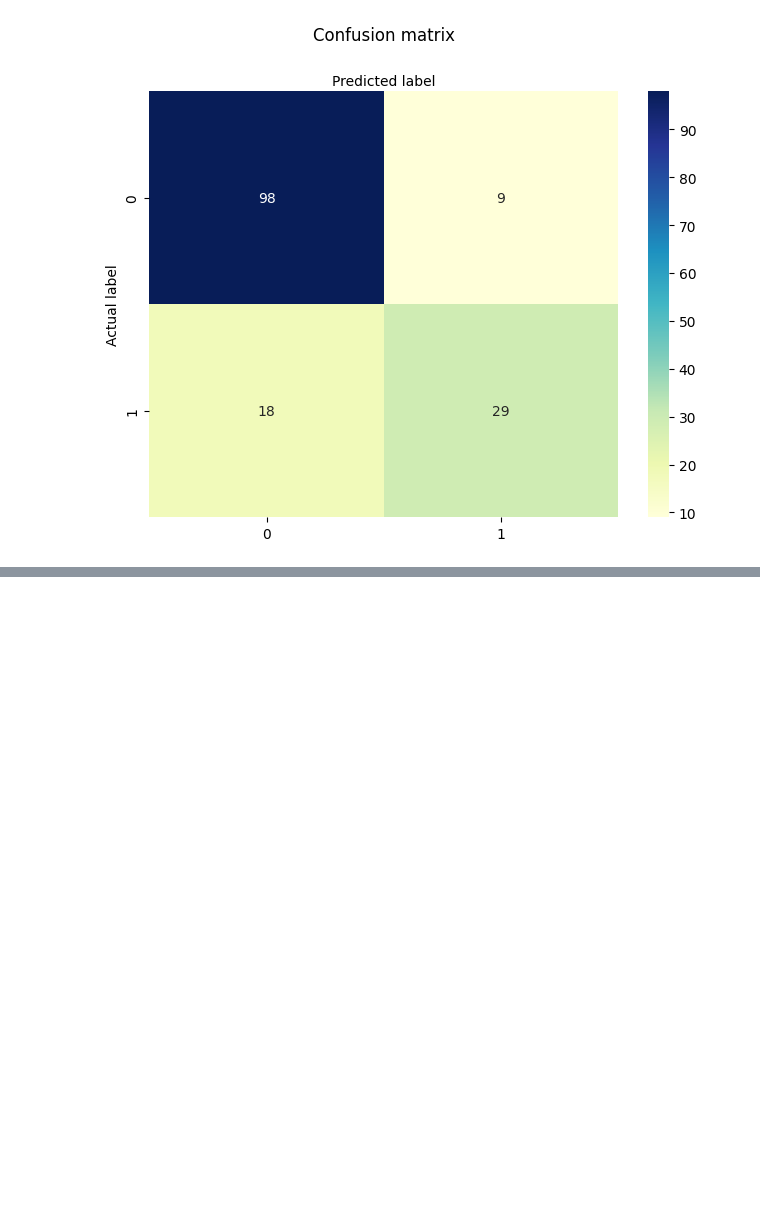
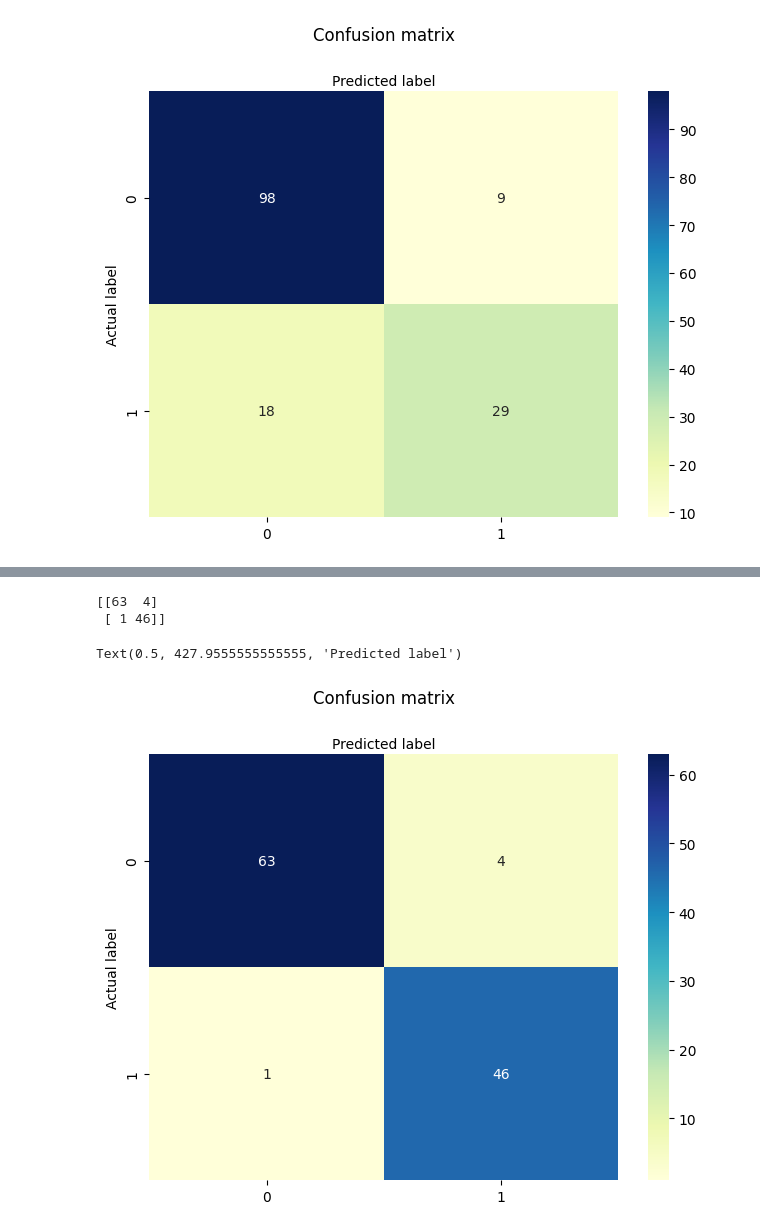
Before and after one commit to Swayyum/Intro-to-ML, a Jupyter notebook: HW3.ipynb, the cells around one changed output, grey strips where cells are left out. Saved outputs shown, nothing was run; the diff lists cells and outputs as text; code cells hidden in the pictures; blank space fills up the shorter version.

```diff
--- a/HW3.ipynb
+++ b/HW3.ipynb
@@ -203,0 +305,14 @@ Text(0.5, 427.9555555555555, 'Predicted label')
+# %%
+scaler = StandardScaler()
+X2_train_std = scaler.fit_transform(X2_train)
+X2_test_std = scaler.transform(X2_test)
+# %%
+C = [10, 1, .1, .001]
+
+for c in C:
+    clf = LogisticRegression(penalty='l1', C=c, solver='liblinear')
+    clf.fit(X2_train, Y2_train)
+    print('C:', c)
+    print('Training accuracy:', clf.score(X2_train_std, Y2_train))
+    print('Test accuracy:', clf.score(X2_test_std, Y2_test))
+    print('')
@@ -203,0 +335,6 @@ Text(0.5, 427.9555555555555, 'Predicted label')
+# %%
+model = LogisticRegression(solver='liblinear')
+model.fit(X2_train, Y2_train)
+predicted1 = model.predict(X2_test)
+report1 = classification_report(Y2_test, predicted1)
+print(report1)
@@ -203,0 +350,27 @@ Text(0.5, 427.9555555555555, 'Predicted label')
+# %%
+model = LogisticRegression(solver='liblinear')
+model.fit(X2_train, Y2_train)
+predicted1 = model.predict(X2_test)
+matrix1= confusion_matrix(Y2_test, predicted1)
+print(matrix1)
+# %% [output]
+[[63  4]
+ [ 1 46]]
+# %%
+import seaborn as sns
+from matplotlib.colors import ListedColormap
+class_names=[0,1] # name  of classes
+fig, ax = plt.subplots()
+tick_marks = np.arange(len(class_names))
+plt.xticks(tick_marks, class_names)
+plt.yticks(tick_marks, class_names)
+# create heatmap
+sns.heatmap(pd.DataFrame(matrix1), annot=True, cmap="YlGnBu" ,fmt='g')
+ax.xaxis.set_label_position("top")
+plt.tight_layout()
+plt.title('Confusion matrix', y=1.1)
+plt.ylabel('Actual label')
+plt.xlabel('Predicted label')
+# %% [output]
+Text(0.5, 427.9555555555555, 'Predicted label')
+[figure, added]
```
Also changed, not shown: parts of 35 cells of this notebook.
